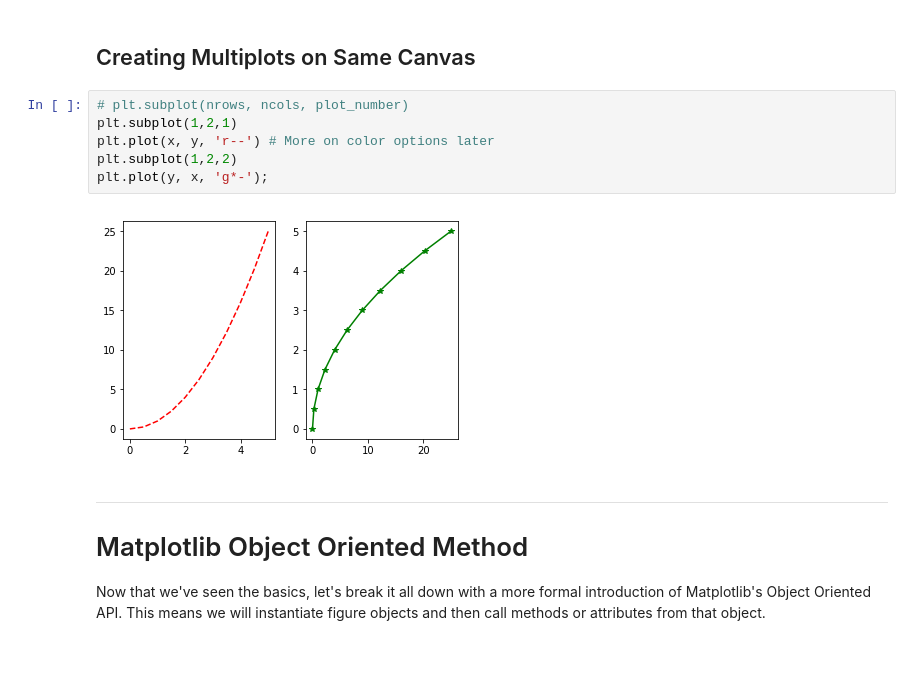
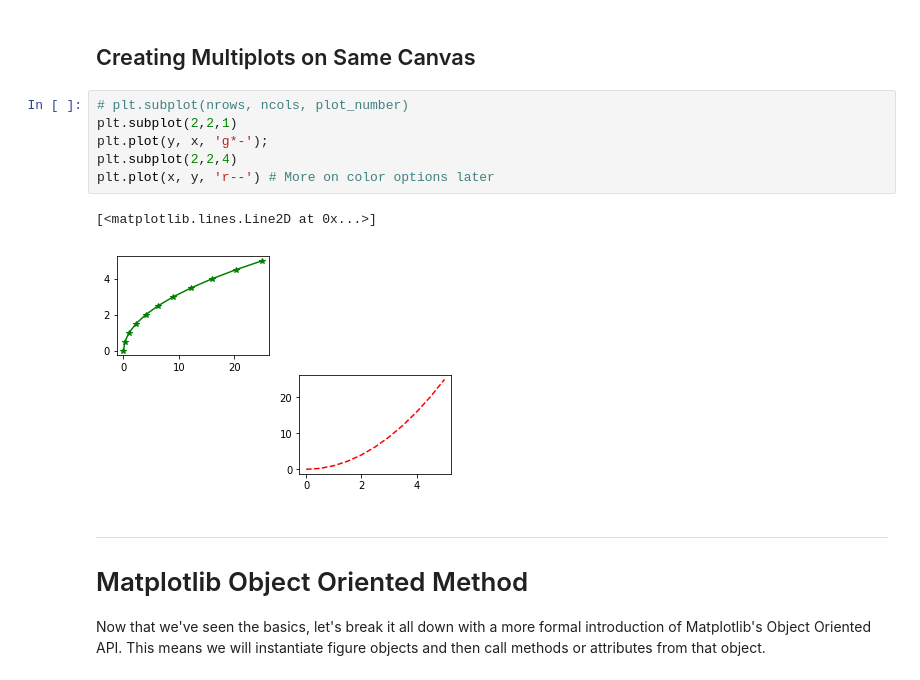
Before and after one commit to KindYAK/DSAcademy---2019-, a Jupyter notebook: MatPlotLib/01-Matplotlib Concepts Lecture.ipynb, the cells around one changed output. Cells and saved outputs as stored; diff of their text form.

```diff
--- a/MatPlotLib/01-Matplotlib Concepts Lecture.ipynb
+++ b/MatPlotLib/01-Matplotlib Concepts Lecture.ipynb
@@ -73,12 +73,13 @@ plt.show()
 ## Creating Multiplots on Same Canvas
 # %%
 # plt.subplot(nrows, ncols, plot_number)
-plt.subplot(1,2,1)
+plt.subplot(2,2,1)
+plt.plot(y, x, 'g*-');
+plt.subplot(2,2,4)
 plt.plot(x, y, 'r--') # More on color options later
-plt.subplot(1,2,2)
-plt.plot(y, x, 'g*-');
 # %% [output]
+[<matplotlib.lines.Line2D at 0x...>]
-[figure, old version]
+[figure, new version]
 # %% [markdown]
 ___
 # Matplotlib Object Oriented Method
```
Also changed, not shown: parts of 11 cells of this notebook, 12 other files.
